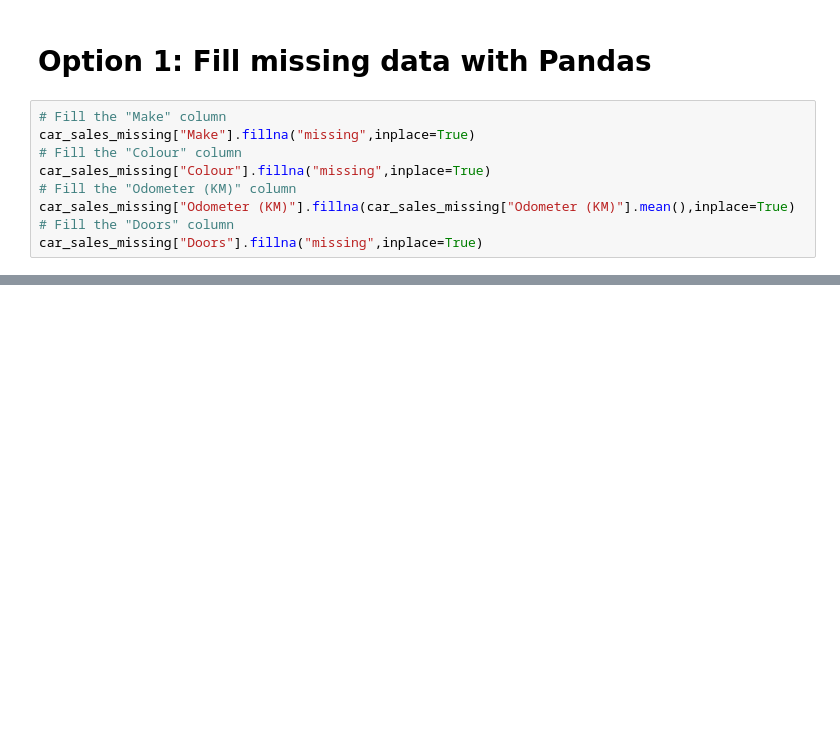
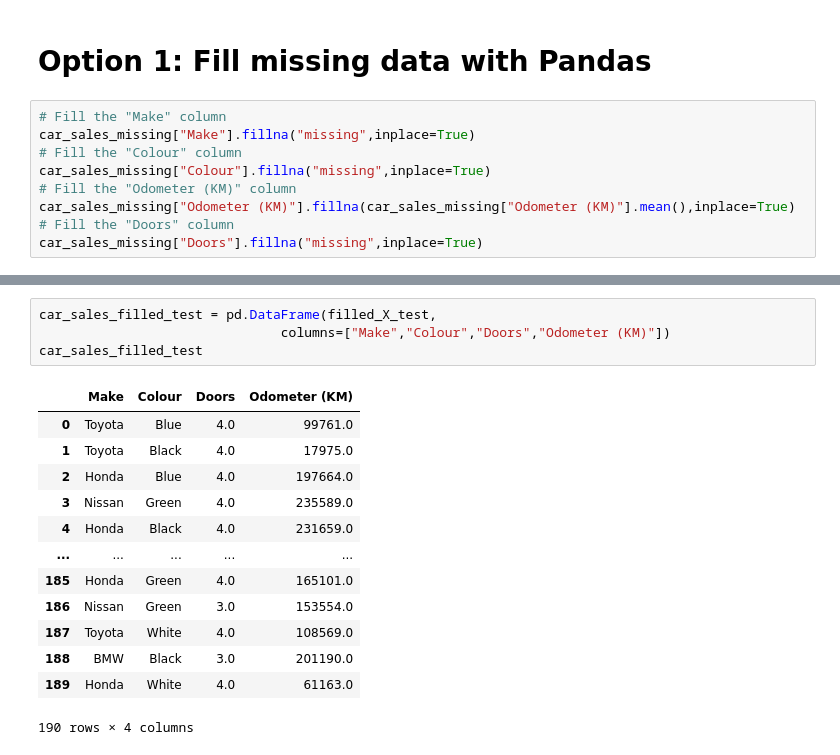
Before and after one commit to thanhlam2110/complete_machine_learning_data_science_bootcamp_2022, a Jupyter notebook: sample_project_1/introduction-to-scikit-learn.ipynb, the cells around one changed output, grey strips where cells are left out. Saved outputs shown, nothing was run; the diff lists cells and outputs as text; blank space fills up the shorter version.

```diff
--- a/sample_project_1/introduction-to-scikit-learn.ipynb
+++ b/sample_project_1/introduction-to-scikit-learn.ipynb
@@ -513,0 +629,18 @@ array([[0.00000e+00, 1.00000e+00, 0.00000e+00, ..., 1.00000e+00,
+# %%
+car_sales_filled_test = pd.DataFrame(filled_X_test,
+                               columns=["Make","Colour","Doors","Odometer (KM)"])
+car_sales_filled_test
+# %% [output]
+|  | Make | Colour | Doors | Odometer (KM) |
+| 0 | Toyota | Blue | 4.0 | 99761.0 |
+| 1 | Toyota | Black | 4.0 | 17975.0 |
+| 2 | Honda | Blue | 4.0 | 197664.0 |
+| 3 | Nissan | Green | 4.0 | 235589.0 |
+| 4 | Honda | Black | 4.0 | 231659.0 |
+| ... | ... | ... | ... | ... |
+| 185 | Honda | Green | 4.0 | 165101.0 |
+| 186 | Nissan | Green | 3.0 | 153554.0 |
+| 187 | Toyota | White | 4.0 | 108569.0 |
+| 188 | BMW | Black | 3.0 | 201190.0 |
+| 189 | Honda | White | 4.0 | 61163.0 |
+190 rows × 4 columns
```
Also changed, not shown: parts of 27 cells of this notebook, 1 other file.
